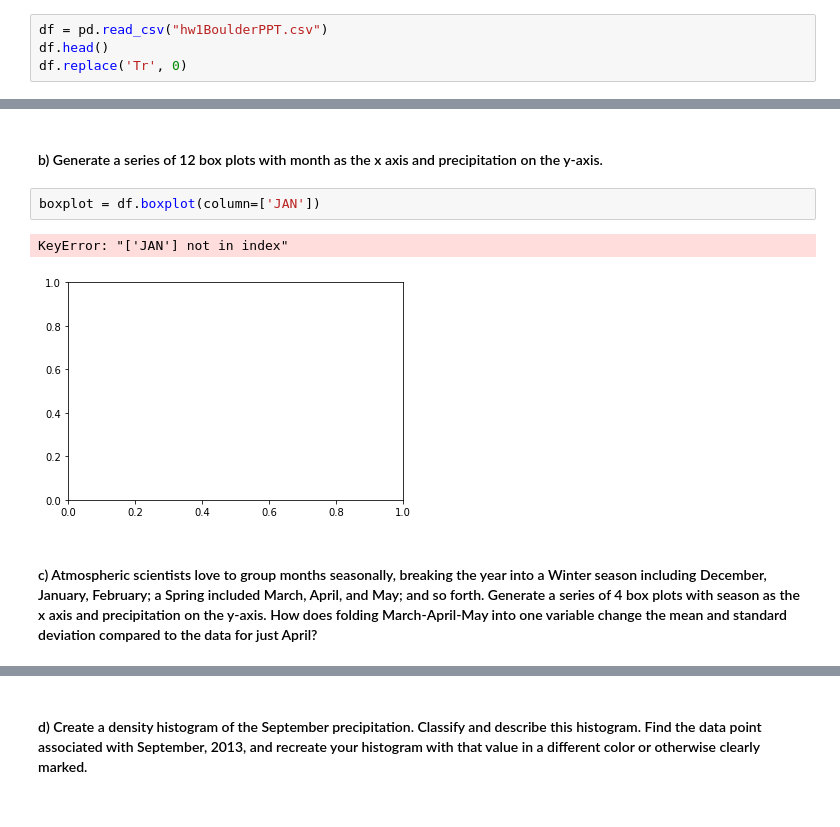
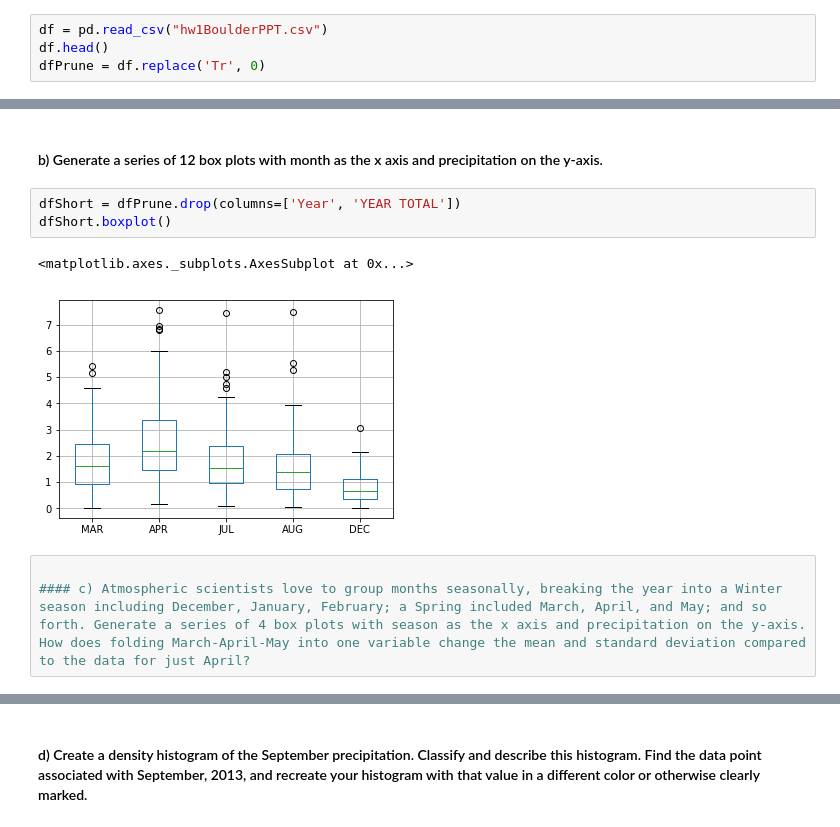
Before and after one commit to MugBergerFries/DataSci, a Jupyter notebook: HW1/HW1_Berger_Sam.ipynb, the cells around one changed output, grey strips where cells are left out. Saved outputs shown, nothing was run; the diff lists cells and outputs as text.

```diff
--- a/HW1/HW1_Berger_Sam.ipynb
+++ b/HW1/HW1_Berger_Sam.ipynb
@@ -371,4 +371,4 @@ NOAA's Physical Sciences division (https://www.esrl.noaa.gov/psd) houses an enor
 # %%
 df = pd.read_csv("hw1BoulderPPT.csv")
 df.head()
-df.replace('Tr', 0)
+dfPrune = df.replace('Tr', 0)
@@ -394,10 +375,11 @@ df.replace('Tr', 0)
 # %% [markdown]
 #### b) Generate a series of 12 box plots with month as the x axis and precipitation on the y-axis.
-# %%
-boxplot = df.boxplot(column=['JAN'])
-# %% [output]
-KeyError: "['JAN'] not in index"
-[figure, removed]
-# %% [markdown]
-
-#### c) Atmospheric scientists love to group months seasonally, breaking the year into a Winter season including December, January, February; a Spring included March, April, and May; and so forth. Generate a series of 4 box plots with season as the x axis and precipitation on the y-axis.  How does folding March-April-May into one variable change the mean and standard deviation compared to the data for just April?
+# %%
+dfShort = dfPrune.drop(columns=['Year', 'YEAR TOTAL'])
+dfShort.boxplot()
+# %% [output]
+<matplotlib.axes._subplots.AxesSubplot at 0x...>
+[figure, added]
+# %%
+
+#### c) Atmospheric scientists love to group months seasonally, breaking the year into a Winter season including December, January, February; a Spring included March, April, and May; and so forth. Generate a series of 4 box plots with season as the x axis and precipitation on the y-axis.  How does folding March-April-May into one variable change the mean and standard deviation compared to the data for just April?
```
Also changed, not shown: parts of 8 cells of this notebook.
